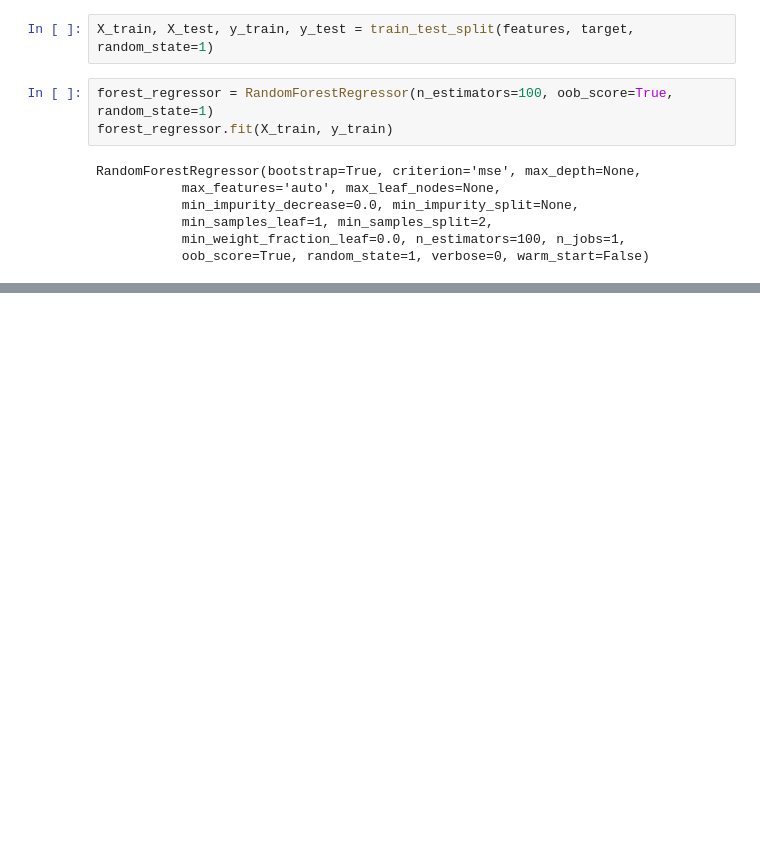
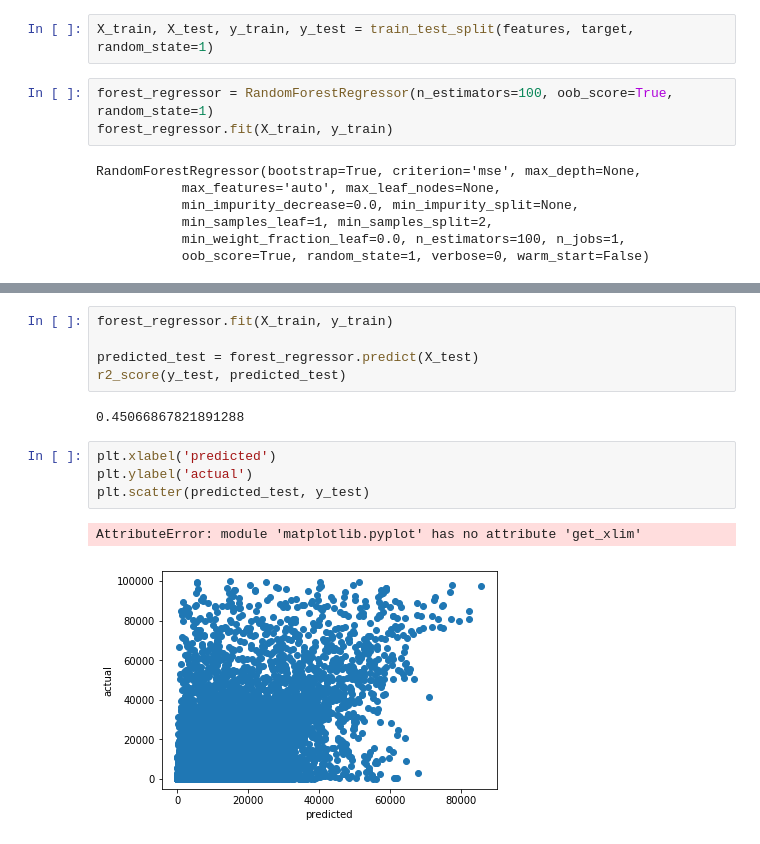
Before and after one commit to jaeeolma/ties445, a Jupyter notebook: Pledged amout regressor.ipynb, the cells around one changed output, grey strips where cells are left out. Cells and saved outputs as stored; diff of their text form; blank space fills up the shorter version.

```diff
--- a/Pledged amout regressor.ipynb
+++ b/Pledged amout regressor.ipynb
@@ -53,0 +73,14 @@ plt.scatter(predicted_test, y_test)
+# %%
+forest_regressor.fit(X_train, y_train)
+
+predicted_test = forest_regressor.predict(X_test)
+r2_score(y_test, predicted_test)
+# %% [output]
+0.45066867821891288
+# %%
+plt.xlabel('predicted')
+plt.ylabel('actual')
+plt.scatter(predicted_test, y_test)
+# %% [output]
+AttributeError: module 'matplotlib.pyplot' has no attribute 'get_xlim'
+[figure, added]
```
Also changed, not shown: parts of 5 cells of this notebook, 2 other files.
